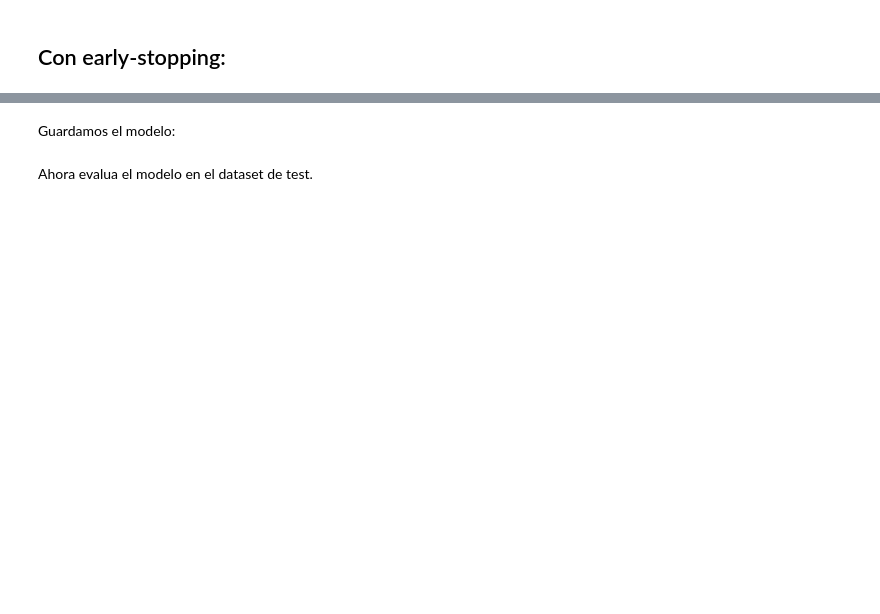
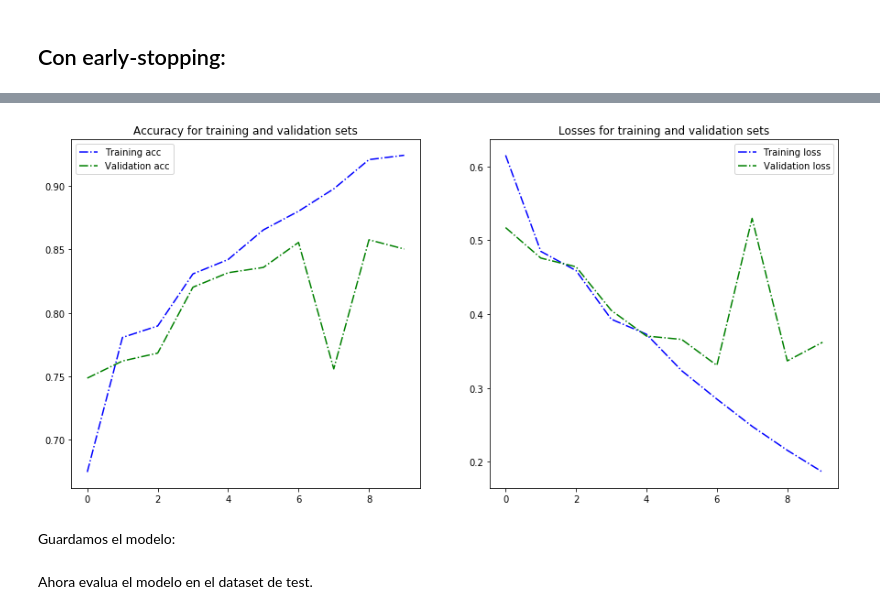
Before and after one commit to iipr-Master-Data-Science/ml1_convolutional_networks, a Jupyter notebook: clasificando-imagenes.ipynb, the cells around one changed output, grey strips where cells are left out. Saved outputs shown, nothing was run; the diff lists cells and outputs as text; code cells hidden in the pictures; blank space fills up the shorter version.

```diff
--- a/clasificando-imagenes.ipynb
+++ b/clasificando-imagenes.ipynb
@@ -620,26 +682,28 @@ history1 = model.fit_generator(generator=train_generator,
 # %%
 import matplotlib.pyplot as plt
 
 fig, ax = plt.subplots(1, 2)
 fig.set_size_inches(15, 7)
 
 # Accuracy
-ax[0].plot(range(5), history1.history['acc'],
+ax[0].plot(range(10), history1.history['acc'],
            'b-.', label='Training acc')
-ax[0].plot(range(5), history1.history['val_acc'],
+ax[0].plot(range(10), history1.history['val_acc'],
            'g-.', label='Validation acc')
 ax[0].set_title('Accuracy for training and validation sets')
 ax[0].legend()
 
 # Loss
-ax[1].plot(range(5), history1.history['loss'],
+ax[1].plot(range(10), history1.history['loss'],
            'b-.', label='Training loss')
-ax[1].plot(range(5), history1.history['val_loss'],
+ax[1].plot(range(10), history1.history['val_loss'],
            'g-.', label='Validation loss')
 ax[1].set_title('Losses for training and validation sets')
 ax[1].legend()
 
 plt.show()
+# %% [output]
+[figure, added]
 # %% [markdown]
 Guardamos el modelo:
 # %%
```
Also changed, not shown: parts of 16 cells of this notebook.
